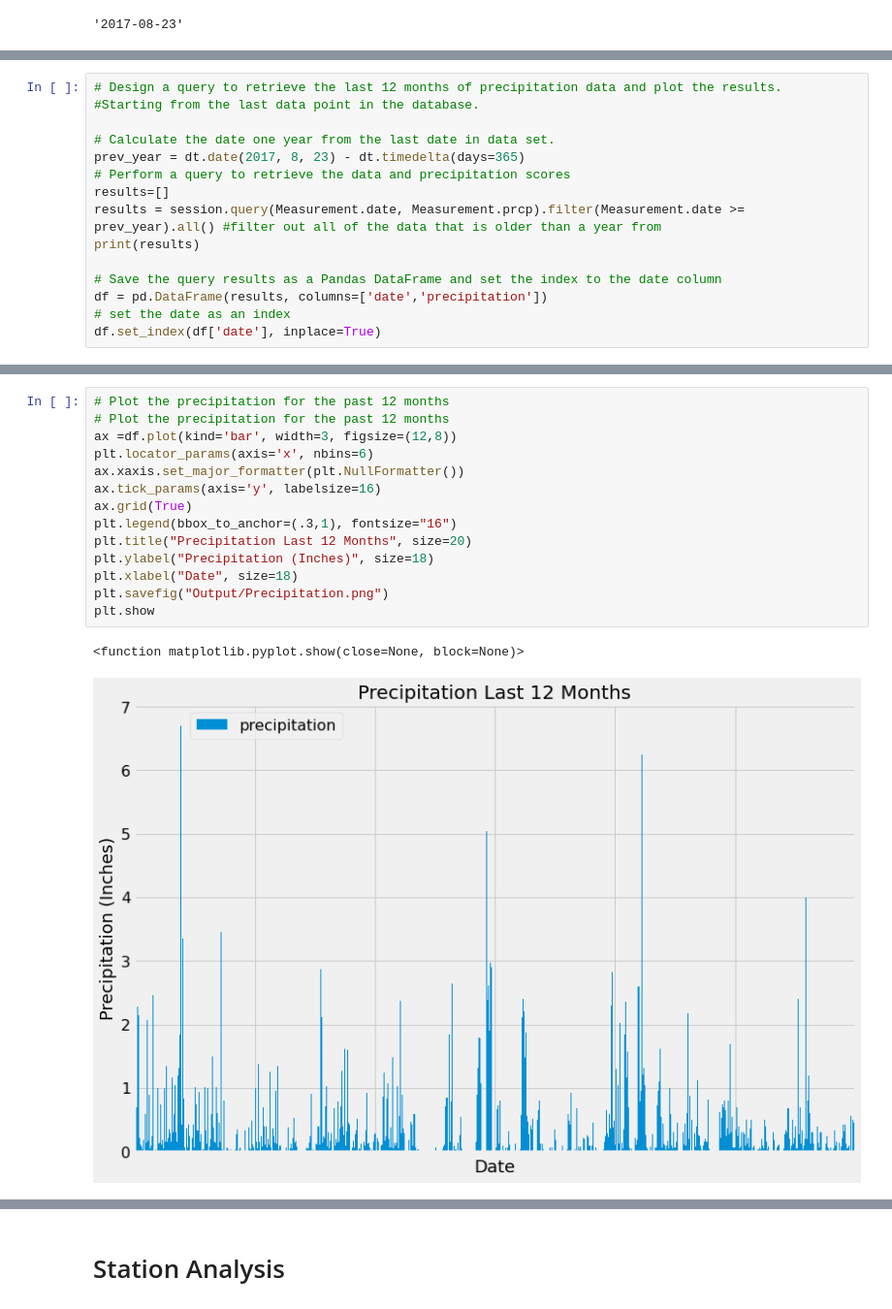
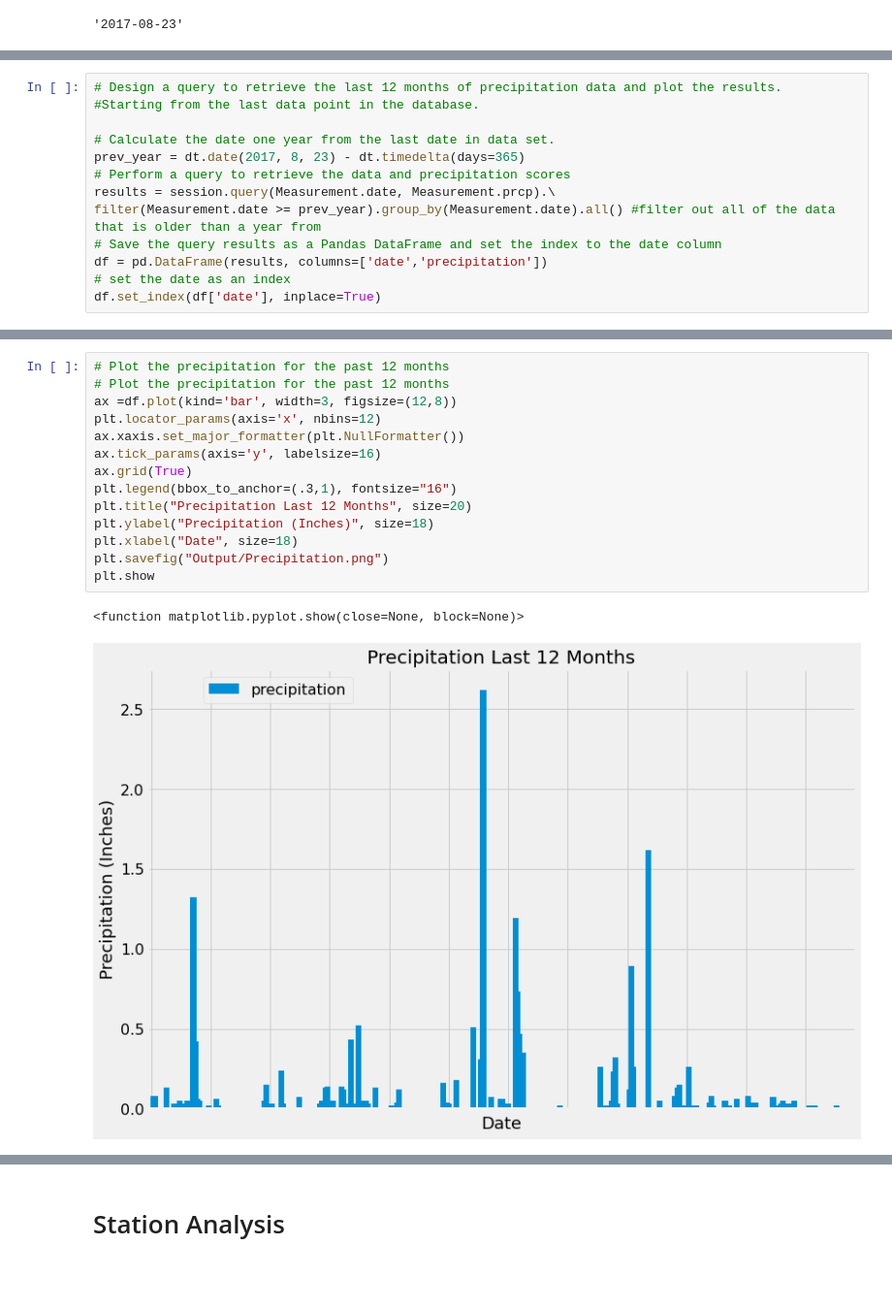
Before and after one commit to SiedHM/surfs_up, a Jupyter notebook: climate_analysis.ipynb, the cells around one changed output, grey strips where cells are left out. Shown at 97% size. Drawn from its saved outputs; the diff is of its cells as text; blank space fills up the shorter version.

```diff
--- a/climate_analysis.ipynb
+++ b/climate_analysis.ipynb
@@ -99,10 +150,8 @@ precipitation_df.head()
 # Calculate the date one year from the last date in data set.
 prev_year = dt.date(2017, 8, 23) - dt.timedelta(days=365)
 # Perform a query to retrieve the data and precipitation scores
-results=[]
-results = session.query(Measurement.date, Measurement.prcp).filter(Measurement.date >= prev_year).all() #filter out all of the data that is older than a year from
-print(results)
-
+results = session.query(Measurement.date, Measurement.prcp).\
+filter(Measurement.date >= prev_year).group_by(Measurement.date).all() #filter out all of the data that is older than a year from
 # Save the query results as a Pandas DataFrame and set the index to the date column
 df = pd.DataFrame(results, columns=['date','precipitation'])
 # set the date as an index
@@ -182,17 +229,17 @@ df.plot(rot=90)
 # %%
 # Plot the precipitation for the past 12 months
 # Plot the precipitation for the past 12 months
 ax =df.plot(kind='bar', width=3, figsize=(12,8))
-plt.locator_params(axis='x', nbins=6)
+plt.locator_params(axis='x', nbins=12)
 ax.xaxis.set_major_formatter(plt.NullFormatter())
 ax.tick_params(axis='y', labelsize=16)
 ax.grid(True)
 plt.legend(bbox_to_anchor=(.3,1), fontsize="16")
 plt.title("Precipitation Last 12 Months", size=20)
 plt.ylabel("Precipitation (Inches)", size=18)
 plt.xlabel("Date", size=18)
 plt.savefig("Output/Precipitation.png")
 plt.show
 # %% [output]
 <function matplotlib.pyplot.show(close=None, block=None)>
-[figure, old version]
+[figure, new version]
```
Also changed, not shown: parts of 26 cells of this notebook, 17 other files.
